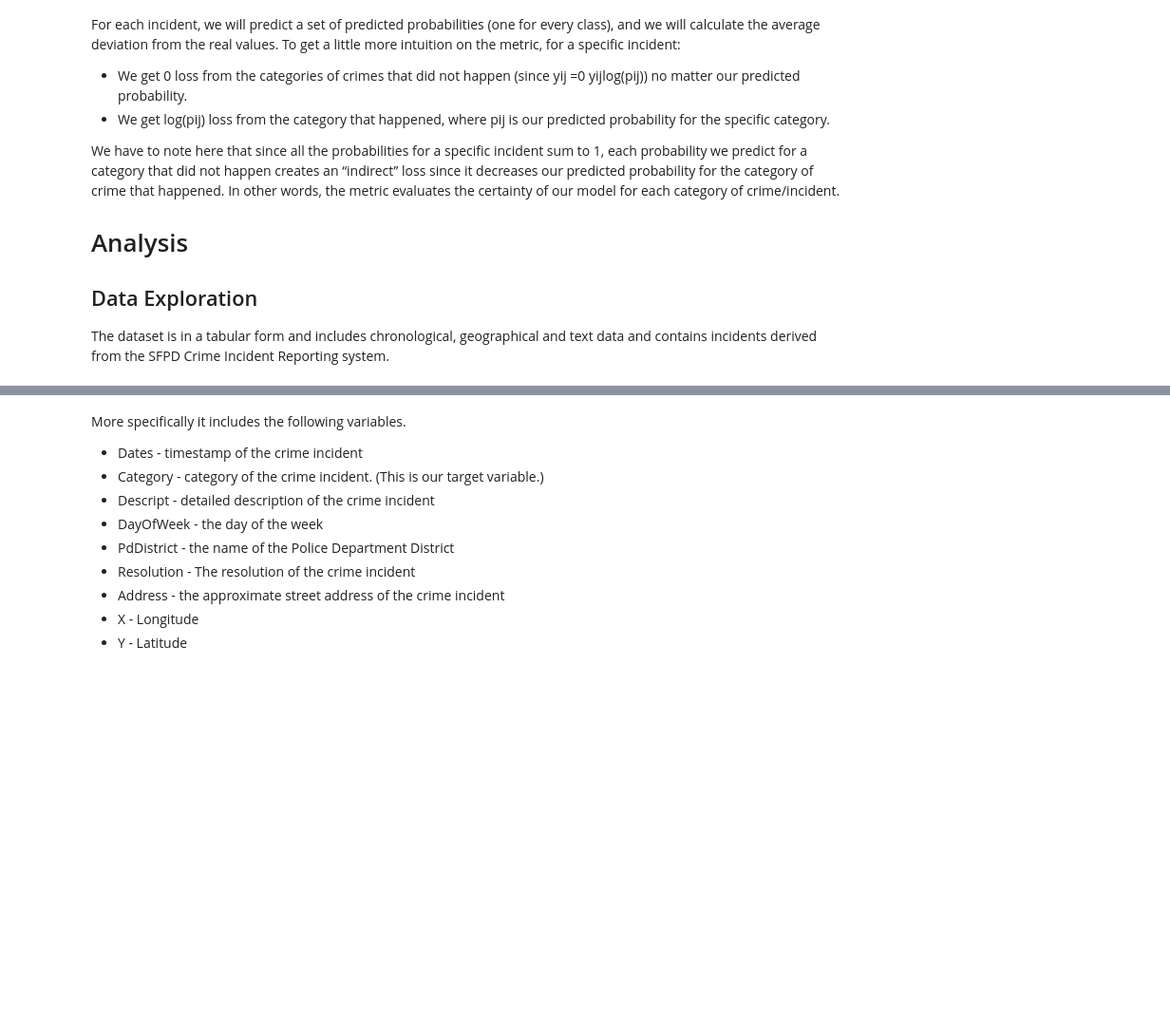
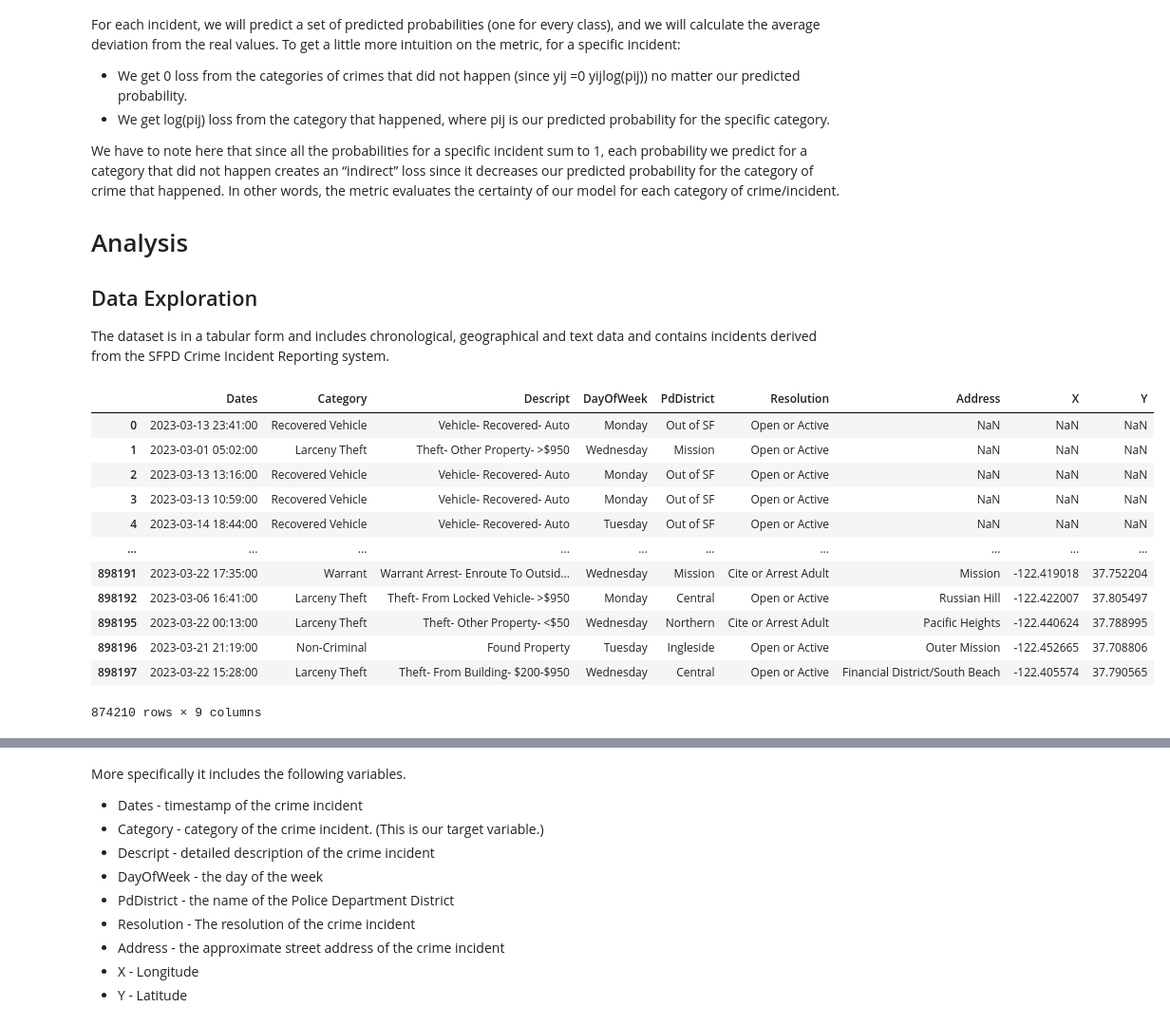
Before and after one commit to SihanWang-WHU/SF-Crime-Analysis, a Jupyter notebook: EDA/sf-crime-analysis-prediction.ipynb, the cells around one changed output, grey strips where cells are left out. Shown at 95% size. Saved outputs shown, nothing was run; the diff lists cells and outputs as text; code cells hidden in the pictures; blank space fills up the shorter version.

```diff
--- a/EDA/sf-crime-analysis-prediction.ipynb
+++ b/EDA/sf-crime-analysis-prediction.ipynb
@@ -58,0 +59,28 @@ test = pd.read_csv('../input/test.csv', parse_dates=['Dates'], index_col='Id')
+# %%
+crime_records = pd.read_csv('../Data/Crime_Records.csv')
+len(crime_records)
+crime_records = crime_records[['Incident Datetime', 'Incident Category', 'Incident Description', 'Incident Day of Week', 'Police District', 'Resolution', 'Analysis Neighborhood', 'Longitude', 'Latitude']]
+
+# some transformations
+crime_records['Incident Datetime'] = pd.to_datetime(crime_records['Incident Datetime'])
+crime_records['Incident Category'] = crime_records['Incident Category'].apply(str)
+crime_records['Incident Description'] = crime_records['Incident Description'].apply(lambda d: d.replace(',', '-') )
+crime_records['Incident Category'] = crime_records['Incident Category'].apply(lambda d: d.replace(',', '-') )
+crime_records['Incident Category'].fillna('', inplace=True)
+crime_records.drop_duplicates(inplace=True)
+crime_records.rename(columns={'Incident Datetime': 'Dates', 'Incident Category': 'Category', 'Incident Description': 'Descript', 'Incident Day of Week': 'DayOfWeek', 'Police District': 'PdDistrict', 'Analysis Neighborhood': 'Address', 'Longitude': 'X', 'Latitude': 'Y'}, inplace=True)
+crime_records
+# %% [output]
+|  | Dates | Category | Descript | DayOfWeek | PdDistrict | Resolution | Address | X | Y |
+| 0 | 2023-03-13 23:41:00 | Recovered Vehicle | Vehicle- Recovered- Auto | Monday | Out of SF | Open or Active | NaN | NaN | NaN |
+| 1 | 2023-03-01 05:02:00 | Larceny Theft | Theft- Other Property- >$950 | Wednesday | Mission | Open or Active | NaN | NaN | NaN |
+| 2 | 2023-03-13 13:16:00 | Recovered Vehicle | Vehicle- Recovered- Auto | Monday | Out of SF | Open or Active | NaN | NaN | NaN |
+| 3 | 2023-03-13 10:59:00 | Recovered Vehicle | Vehicle- Recovered- Auto | Monday | Out of SF | Open or Active | NaN | NaN | NaN |
+| 4 | 2023-03-14 18:44:00 | Recovered Vehicle | Vehicle- Recovered- Auto | Tuesday | Out of SF | Open or Active | NaN | NaN | NaN |
+| ... | ... | ... | ... | ... | ... | ... | ... | ... | ... |
+| 898191 | 2023-03-22 17:35:00 | Warrant | Warrant Arrest- Enroute To Outsid... | Wednesday | Mission | Cite or Arrest Adult | Mission | -122.419018 | 37.752204 |
+| 898192 | 2023-03-06 16:41:00 | Larceny Theft | Theft- From Locked Vehicle- >$950 | Monday | Central | Open or Active | Russian Hill | -122.422007 | 37.805497 |
+| 898195 | 2023-03-22 00:13:00 | Larceny Theft | Theft- Other Property- <$50 | Wednesday | Northern | Cite or Arrest Adult | Pacific Heights | -122.440624 | 37.788995 |
+| 898196 | 2023-03-21 21:19:00 | Non-Criminal | Found Property | Tuesday | Ingleside | Open or Active | Outer Mission | -122.452665 | 37.708806 |
+| 898197 | 2023-03-22 15:28:00 | Larceny Theft | Theft- From Building- $200-$950 | Wednesday | Central | Open or Active | Financial District/South Beach | -122.405574 | 37.790565 |
+874210 rows × 9 columns
```
Also changed, not shown: parts of 14 cells of this notebook, 2 other files.
